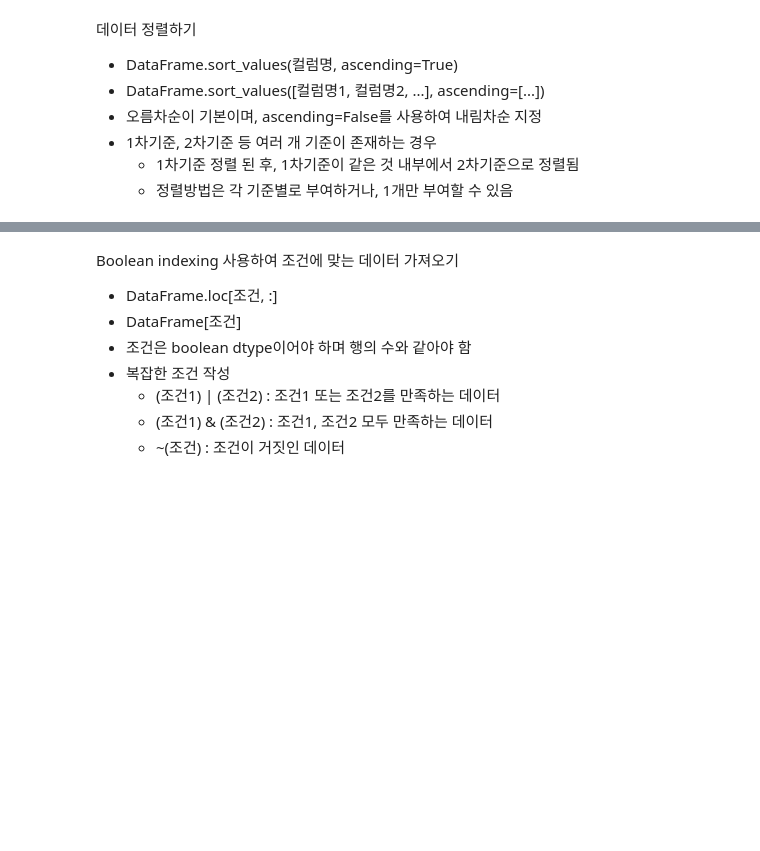
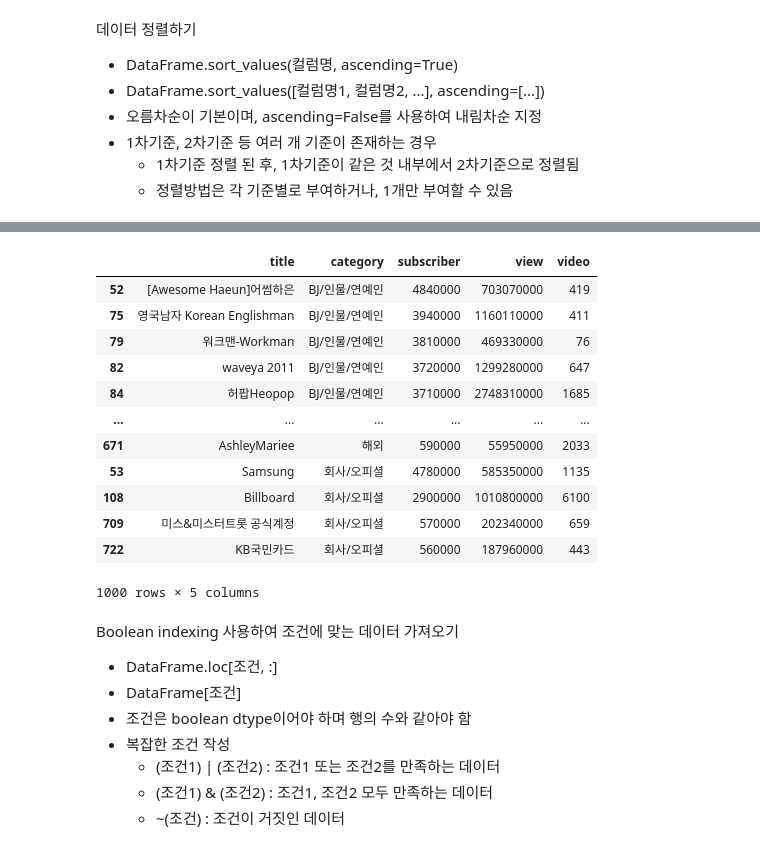
Before and after one commit to localtic/bigdata, a Jupyter notebook: [pandas_01]_youtube_LAB.ipynb, the cells around one changed output, grey strips where cells are left out. Saved outputs shown, nothing was run; the diff lists cells and outputs as text; code cells hidden in the pictures; blank space fills up the shorter version.

```diff
--- a/[pandas_01]_youtube_LAB.ipynb
+++ b/[pandas_01]_youtube_LAB.ipynb
@@ -681,5 +712,21 @@ df.head(2)
 # %%
 # [1-35] 'category'로 오름차순, 'subscriber'로 내림차순 정렬해 봅니다.
+# 두 기준 동일하면 list 안 하고 하나만 써도 됨
+df.sort_values(['category', 'subscriber'], ascending=[True, False])
+# %% [output]
+|  | title | category | subscriber | view | video |
+| 52 | [Awesome Haeun]어썸하은 | BJ/인물/연예인 | 4840000 | 703070000 | 419 |
+| 75 | 영국남자 Korean Englishman | BJ/인물/연예인 | 3940000 | 1160110000 | 411 |
+| 79 | 워크맨-Workman | BJ/인물/연예인 | 3810000 | 469330000 | 76 |
+| 82 | waveya 2011 | BJ/인물/연예인 | 3720000 | 1299280000 | 647 |
+| 84 | 허팝Heopop | BJ/인물/연예인 | 3710000 | 2748310000 | 1685 |
+| ... | ... | ... | ... | ... | ... |
+| 671 | AshleyMariee | 해외 | 590000 | 55950000 | 2033 |
+| 53 | Samsung | 회사/오피셜 | 4780000 | 585350000 | 1135 |
+| 108 | Billboard | 회사/오피셜 | 2900000 | 1010800000 | 6100 |
+| 709 | 미스&미스터트롯 공식계정 | 회사/오피셜 | 570000 | 202340000 | 659 |
+| 722 | KB국민카드 | 회사/오피셜 | 560000 | 187960000 | 443 |
+1000 rows × 5 columns
 # %% [markdown]
 Boolean indexing 사용하여 조건에 맞는 데이터 가져오기
 - DataFrame.loc[조건, :]
```
Also changed, not shown: parts of 21 cells of this notebook.
